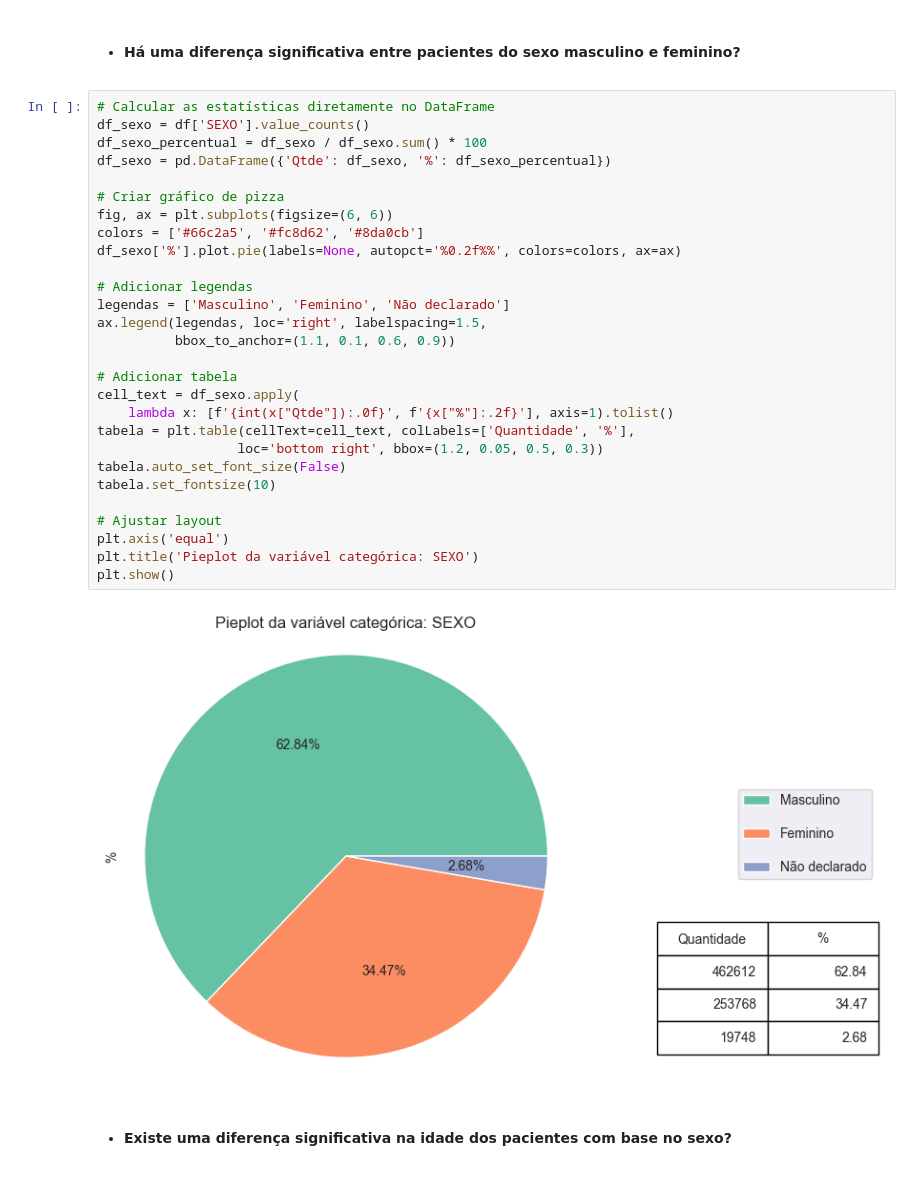
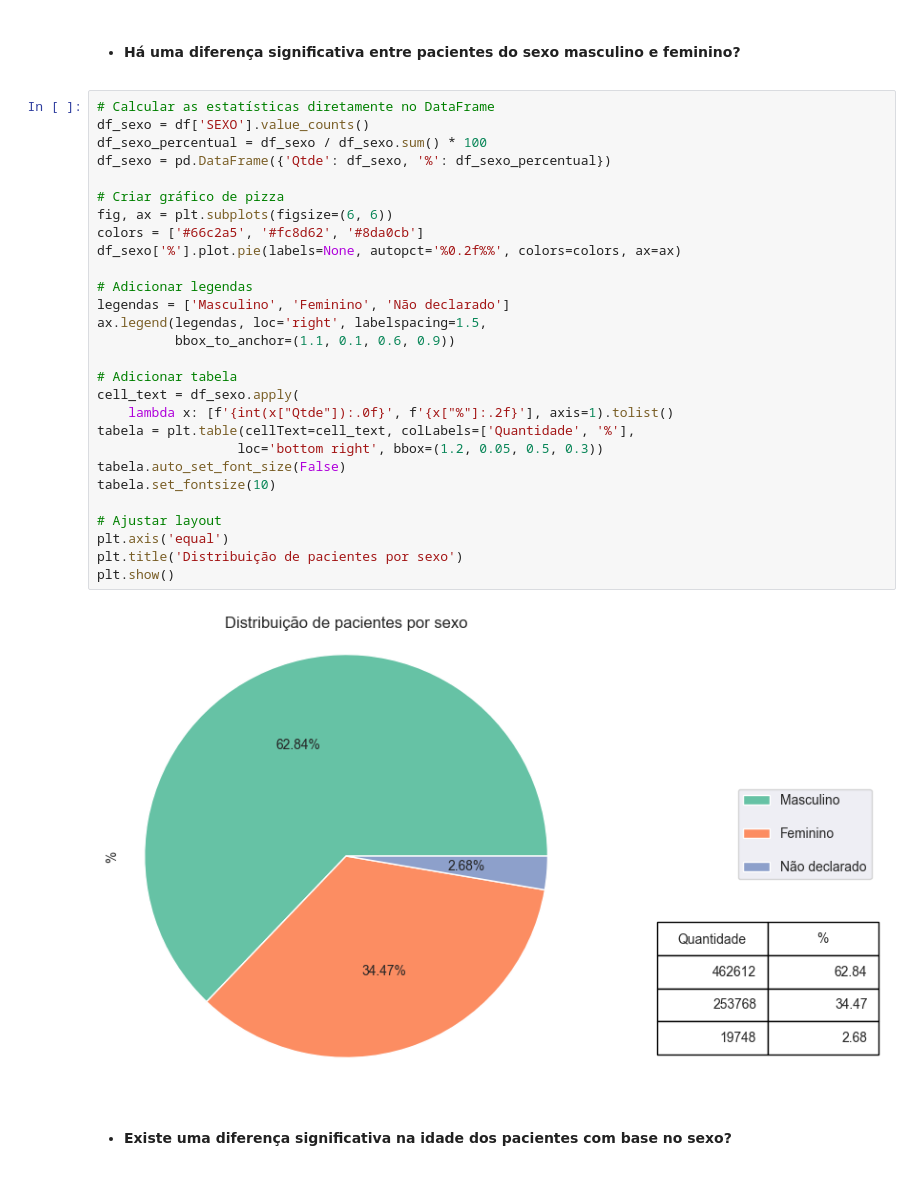
Before and after one commit to emso-exe/Venda_de_medicamentos_controlados_e_antimicrobianos_-_industrializados, a Jupyter notebook: 001_analise_de_vendas.ipynb, the cells around one changed output. Saved outputs shown, nothing was run; the diff lists cells and outputs as text.

```diff
--- a/001_analise_de_vendas.ipynb
+++ b/001_analise_de_vendas.ipynb
@@ -807,33 +807,33 @@ fn.graf_countplot(df, 'FAIXA_ETARIA')
 # %%
 # Calcular as estatísticas diretamente no DataFrame
 df_sexo = df['SEXO'].value_counts()
 df_sexo_percentual = df_sexo / df_sexo.sum() * 100
 df_sexo = pd.DataFrame({'Qtde': df_sexo, '%': df_sexo_percentual})
 
 # Criar gráfico de pizza
 fig, ax = plt.subplots(figsize=(6, 6))
 colors = ['#66c2a5', '#fc8d62', '#8da0cb']
 df_sexo['%'].plot.pie(labels=None, autopct='%0.2f%%', colors=colors, ax=ax)
 
 # Adicionar legendas
 legendas = ['Masculino', 'Feminino', 'Não declarado']
 ax.legend(legendas, loc='right', labelspacing=1.5,
           bbox_to_anchor=(1.1, 0.1, 0.6, 0.9))
 
 # Adicionar tabela
 cell_text = df_sexo.apply(
     lambda x: [f'{int(x["Qtde"]):.0f}', f'{x["%"]:.2f}'], axis=1).tolist()
 tabela = plt.table(cellText=cell_text, colLabels=['Quantidade', '%'],
                   loc='bottom right', bbox=(1.2, 0.05, 0.5, 0.3))
 tabela.auto_set_font_size(False)
 tabela.set_fontsize(10)
 
 # Ajustar layout
 plt.axis('equal')
-plt.title('Pieplot da variável categórica: SEXO')
+plt.title('Distribuição de pacientes por sexo')
 plt.show()
 # %% [output]
-[figure, old version]
+[figure, new version]
 # %% [markdown]
 * #### Existe uma diferença significativa na idade dos pacientes com base no sexo?
 # %%
```
Also changed, not shown: parts of 16 cells of this notebook.
